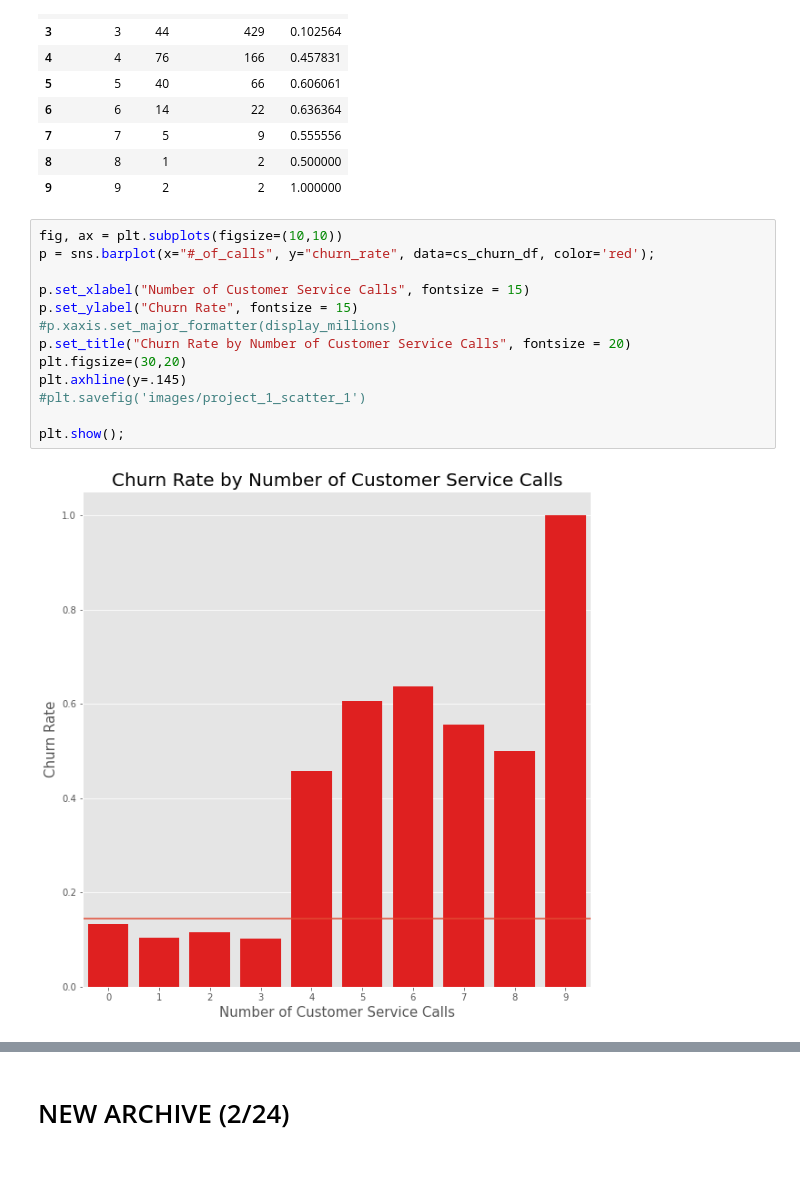
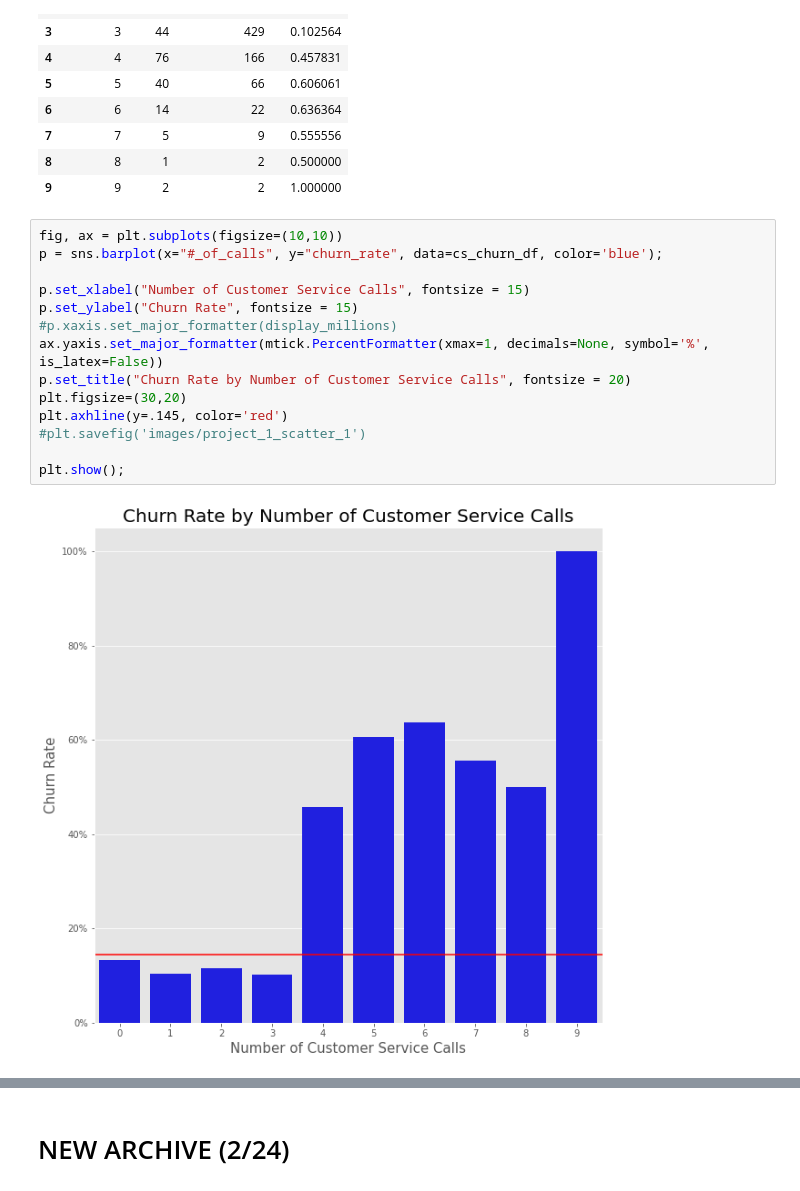
Before and after one commit to jxn628/syriatel-churn-analysis, a Jupyter notebook: student.ipynb, the cells around one changed output, grey strips where cells are left out. Drawn from its saved outputs; the diff is of its cells as text.

```diff
--- a/student.ipynb
+++ b/student.ipynb
@@ -690,16 +702,17 @@ cs_churn_df
 | 9 | 9 | 2 | 2 | 1.000000 |
 # %%
 fig, ax = plt.subplots(figsize=(10,10))
-p = sns.barplot(x="#_of_calls", y="churn_rate", data=cs_churn_df, color='red');
+p = sns.barplot(x="#_of_calls", y="churn_rate", data=cs_churn_df, color='blue');
 
 p.set_xlabel("Number of Customer Service Calls", fontsize = 15)
 p.set_ylabel("Churn Rate", fontsize = 15)
 #p.xaxis.set_major_formatter(display_millions)
+ax.yaxis.set_major_formatter(mtick.PercentFormatter(xmax=1, decimals=None, symbol='%', is_latex=False))
 p.set_title("Churn Rate by Number of Customer Service Calls", fontsize = 20)
 plt.figsize=(30,20)
-plt.axhline(y=.145)
+plt.axhline(y=.145, color='red')
 #plt.savefig('images/project_1_scatter_1')
 
 plt.show();
 # %% [output]
-[figure, old version]
+[figure, new version]
```
Also changed, not shown: parts of 46 cells of this notebook.
